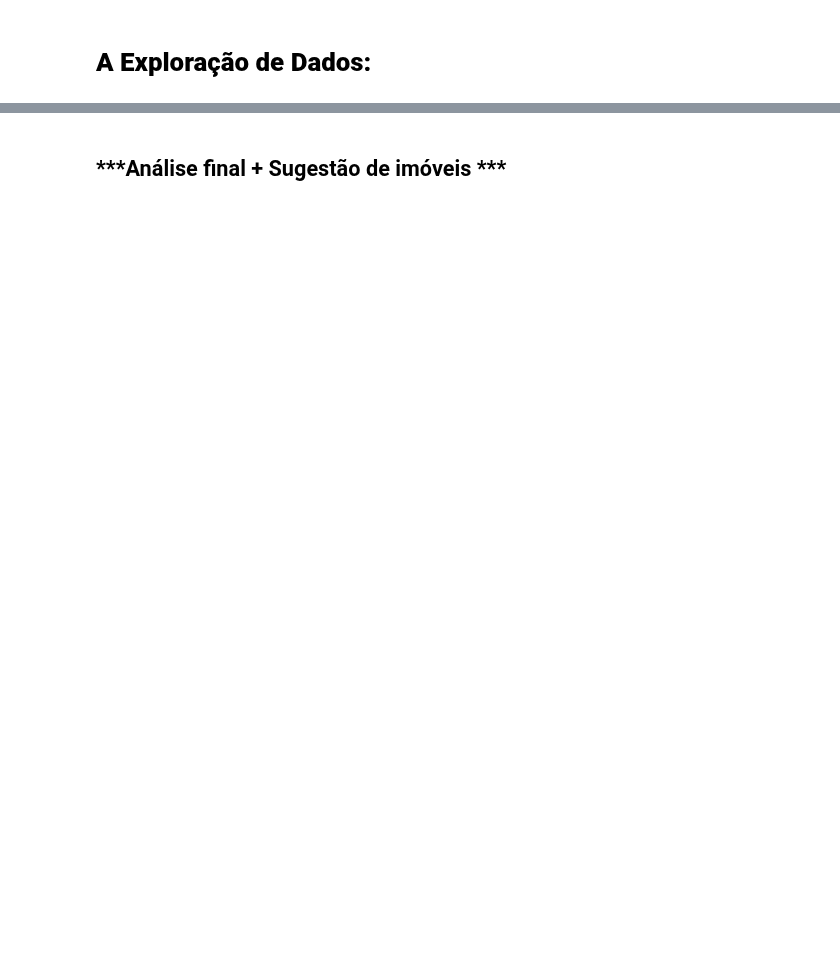
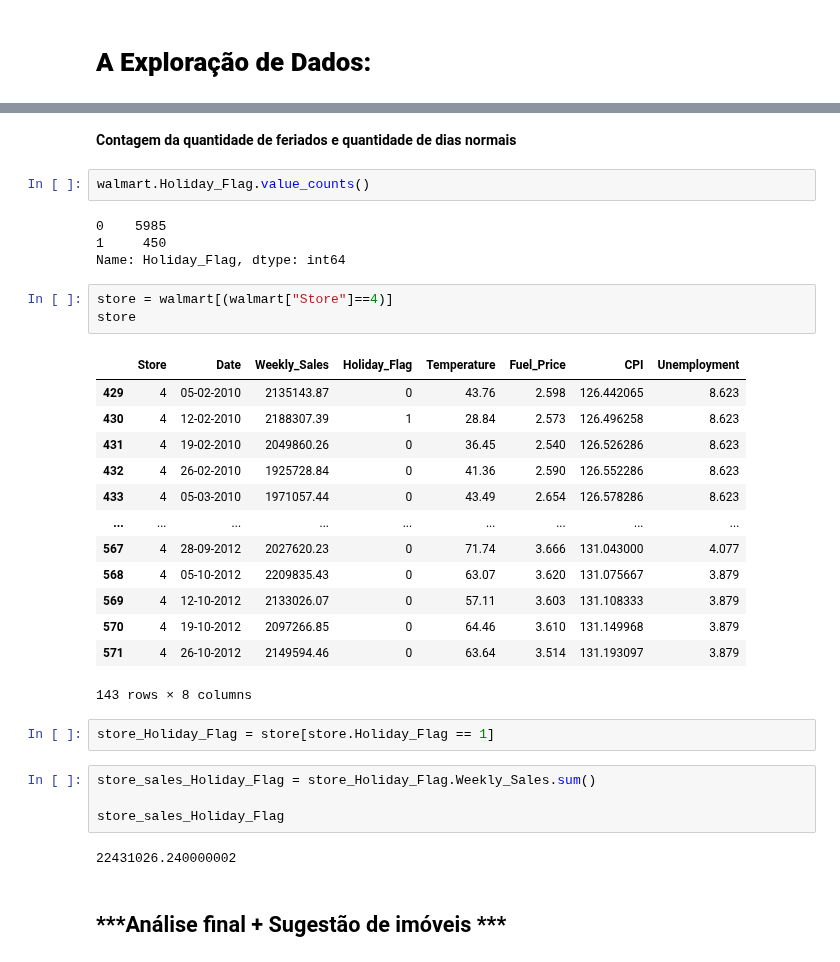
Before and after one commit to Adjalma/Mini-Projeto-DNC, a Jupyter notebook: Mini_Projeto_Walmart_DNC.ipynb, the cells around one changed output, grey strips where cells are left out. Saved outputs shown, nothing was run; the diff lists cells and outputs as text; blank space fills up the shorter version.

```diff
--- a/Mini_Projeto_Walmart_DNC.ipynb
+++ b/Mini_Projeto_Walmart_DNC.ipynb
@@ -98,2 +70,35 @@ sns.boxplot(data= melhores_Aguiar,x='grade', y='price');
+# %% [markdown]
+**Contagem da quantidade de feriados e quantidade de dias normais**
+# %%
+walmart.Holiday_Flag.value_counts()
+# %% [output]
+0    5985
+1     450
+Name: Holiday_Flag, dtype: int64
+# %%
+store = walmart[(walmart["Store"]==4)]
+store
+# %% [output]
+|  | Store | Date | Weekly_Sales | Holiday_Flag | Temperature | Fuel_Price | CPI | Unemployment |
+| 429 | 4 | 05-02-2010 | 2135143.87 | 0 | 43.76 | 2.598 | 126.442065 | 8.623 |
+| 430 | 4 | 12-02-2010 | 2188307.39 | 1 | 28.84 | 2.573 | 126.496258 | 8.623 |
+| 431 | 4 | 19-02-2010 | 2049860.26 | 0 | 36.45 | 2.540 | 126.526286 | 8.623 |
+| 432 | 4 | 26-02-2010 | 1925728.84 | 0 | 41.36 | 2.590 | 126.552286 | 8.623 |
+| 433 | 4 | 05-03-2010 | 1971057.44 | 0 | 43.49 | 2.654 | 126.578286 | 8.623 |
+| ... | ... | ... | ... | ... | ... | ... | ... | ... |
+| 567 | 4 | 28-09-2012 | 2027620.23 | 0 | 71.74 | 3.666 | 131.043000 | 4.077 |
+| 568 | 4 | 05-10-2012 | 2209835.43 | 0 | 63.07 | 3.620 | 131.075667 | 3.879 |
+| 569 | 4 | 12-10-2012 | 2133026.07 | 0 | 57.11 | 3.603 | 131.108333 | 3.879 |
+| 570 | 4 | 19-10-2012 | 2097266.85 | 0 | 64.46 | 3.610 | 131.149968 | 3.879 |
+| 571 | 4 | 26-10-2012 | 2149594.46 | 0 | 63.64 | 3.514 | 131.193097 | 3.879 |
+143 rows × 8 columns
+# %%
+store_Holiday_Flag = store[store.Holiday_Flag == 1]
+# %%
+store_sales_Holiday_Flag = store_Holiday_Flag.Weekly_Sales.sum()
+
+store_sales_Holiday_Flag
+# %% [output]
+22431026.240000002
 # %% [markdown]
 ## ***Análise final + Sugestão de imóveis ***
```
Also changed, not shown: parts of 10 cells of this notebook.
